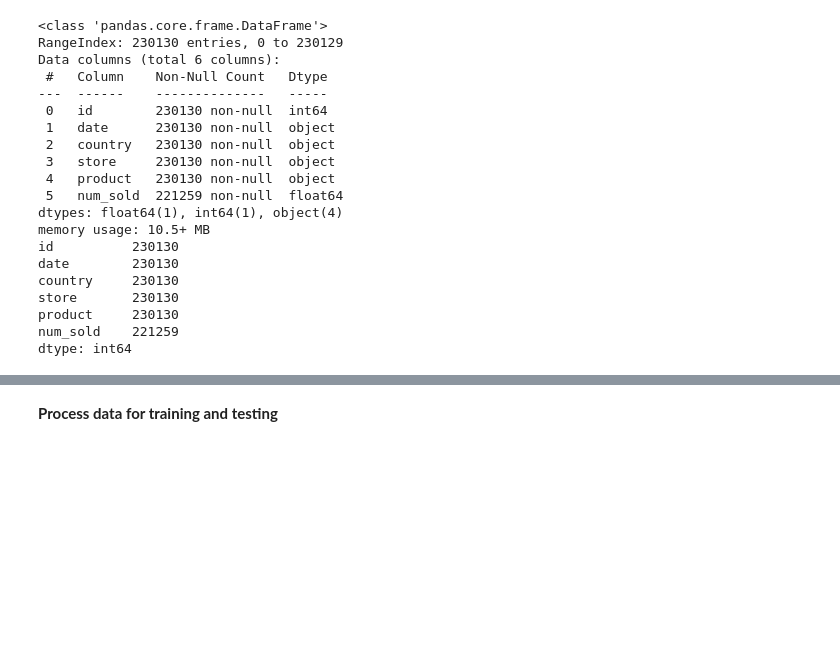
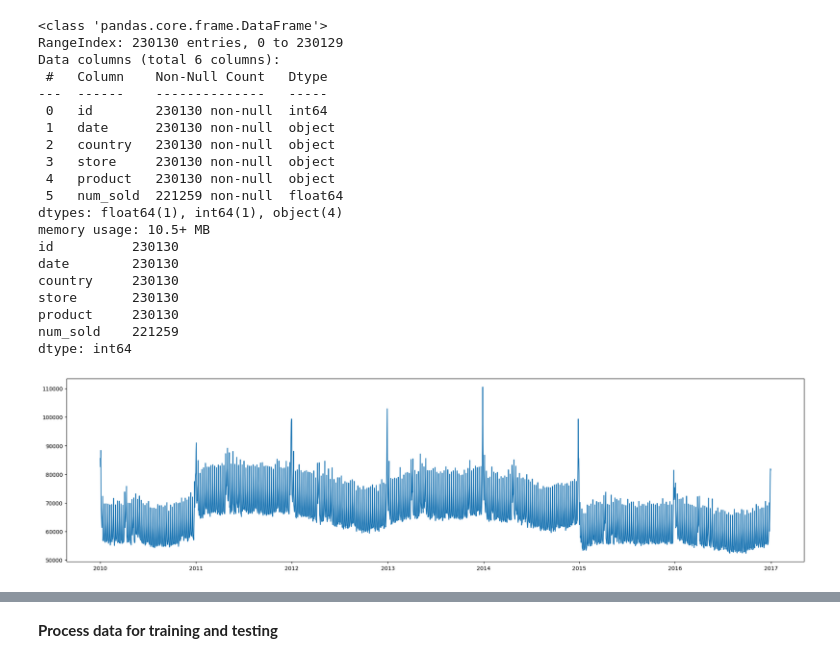
Before and after one commit to NeuroNinjas/Kaggle, a Jupyter notebook: projects/forecasting_sticker_sales/notebook.ipynb, the cells around one changed output, grey strips where cells are left out. Cells and saved outputs as stored; diff of their text form; code cells hidden in the pictures; blank space fills up the shorter version.

```diff
--- a/projects/forecasting_sticker_sales/notebook.ipynb
+++ b/projects/forecasting_sticker_sales/notebook.ipynb
@@ -6,6 +6,26 @@
 import pandas as pd
 from lightgbm import LGBMClassifier
 import numpy as np
+import matplotlib.pyplot as plt
+from scipy import stats
+from datetime import datetime
+import time
+import warnings
+warnings.filterwarnings('ignore')
 
 train_data = pd.read_csv("input_data/train.csv")
 test_data = pd.read_csv("input_data/test.csv")
+
+train_data['date'] = pd.to_datetime(train_data['date'], format='%Y-%m-%d')
+test_data['date'] = pd.to_datetime(test_data['date'], format='%Y-%m-%d')
+# %%
+weekday = [
+        time.strptime(datetime(
+                date.date().year,
+                date.date().month,
+                date.date().day
+            ).strftime("%A"), "%A").tm_wday
+            for date in train_data["date"].copy()
+        ]
+
+train_data["weekday"] = weekday
@@ -33,3 +64,9 @@ store       230130
 product     230130
 num_sold    221259
 dtype: int64
+# %%
+plt.figure(figsize=(24,6))
+plt.plot(train_data.groupby('date')['num_sold'].sum())
+plt.show()
+# %% [output]
+[figure, added]
```
Also changed, not shown: parts of 14 cells of this notebook.
